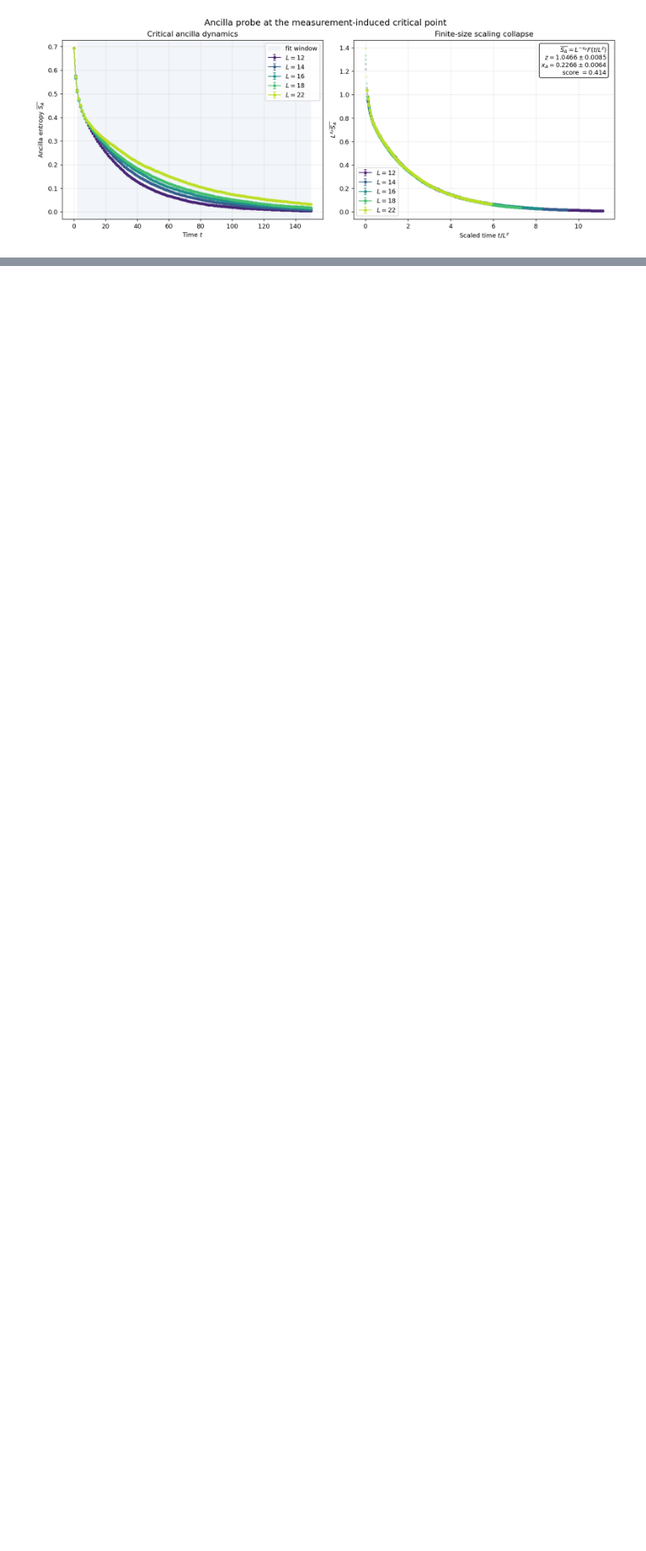
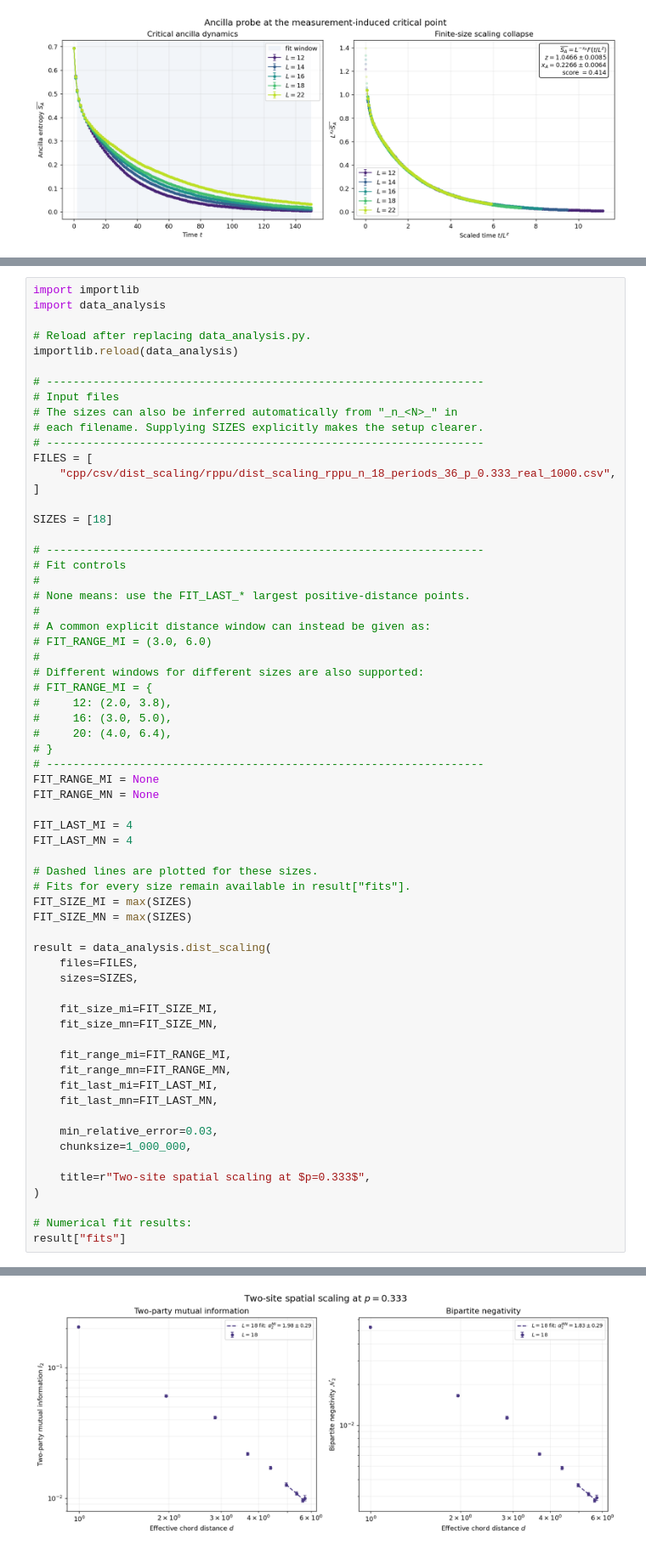
Before and after one commit to amarce4/mipt, a Jupyter notebook: python/visualize.ipynb, the cells around one changed output, grey strips where cells are left out. Shown at 85% size. Saved outputs shown, nothing was run; the diff lists cells and outputs as text; blank space fills up the shorter version.

Commit message:
added distance scaling analysis

```diff
--- a/python/visualize.ipynb
+++ b/python/visualize.ipynb
@@ -95,0 +95,65 @@ collapse score = 0.41995
+# %%
+import importlib
+import data_analysis
+
+# Reload after replacing data_analysis.py.
+importlib.reload(data_analysis)
+
+# ------------------------------------------------------------------
+# Input files
+# The sizes can also be inferred automatically from "_n_<N>_" in
+# each filename. Supplying SIZES explicitly makes the setup clearer.
+# ------------------------------------------------------------------
+FILES = [
+    "cpp/csv/dist_scaling/rppu/dist_scaling_rppu_n_18_periods_36_p_0.333_real_1000.csv",
+]
+
+SIZES = [18]
+
+# ------------------------------------------------------------------
+# Fit controls
+#
+# None means: use the FIT_LAST_* largest positive-distance points.
+#
+# A common explicit distance window can instead be given as:
+# FIT_RANGE_MI = (3.0, 6.0)
+#
+# Different windows for different sizes are also supported:
+# FIT_RANGE_MI = {
+#     12: (2.0, 3.8),
+#     16: (3.0, 5.0),
+#     20: (4.0, 6.4),
+# }
+# ------------------------------------------------------------------
+FIT_RANGE_MI = None
+FIT_RANGE_MN = None
+
+FIT_LAST_MI = 4
+FIT_LAST_MN = 4
+
+# Dashed lines are plotted for these sizes.
+# Fits for every size remain available in result["fits"].
+FIT_SIZE_MI = max(SIZES)
+FIT_SIZE_MN = max(SIZES)
+
+result = data_analysis.dist_scaling(
+    files=FILES,
+    sizes=SIZES,
+
+    fit_size_mi=FIT_SIZE_MI,
+    fit_size_mn=FIT_SIZE_MN,
+
+    fit_range_mi=FIT_RANGE_MI,
+    fit_range_mn=FIT_RANGE_MN,
+    fit_last_mi=FIT_LAST_MI,
+    fit_last_mn=FIT_LAST_MN,
+
+    min_relative_error=0.03,
+    chunksize=1_000_000,
+
+    title=r"Two-site spatial scaling at $p=0.333$",
+)
+
+# Numerical fit results:
+result["fits"]
+# %% [output]
@@ -95,0 +161 @@ collapse score = 0.41995
+[figure, added]
```
Also changed, not shown: parts of 2 cells of this notebook, 9 other files.
